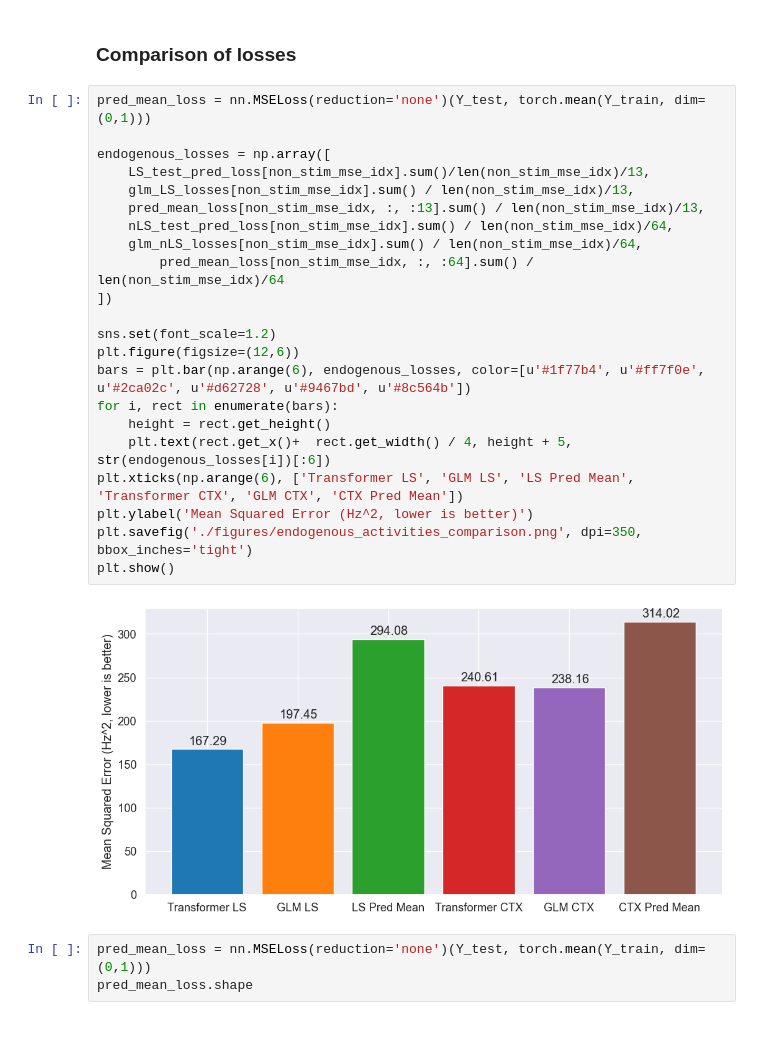
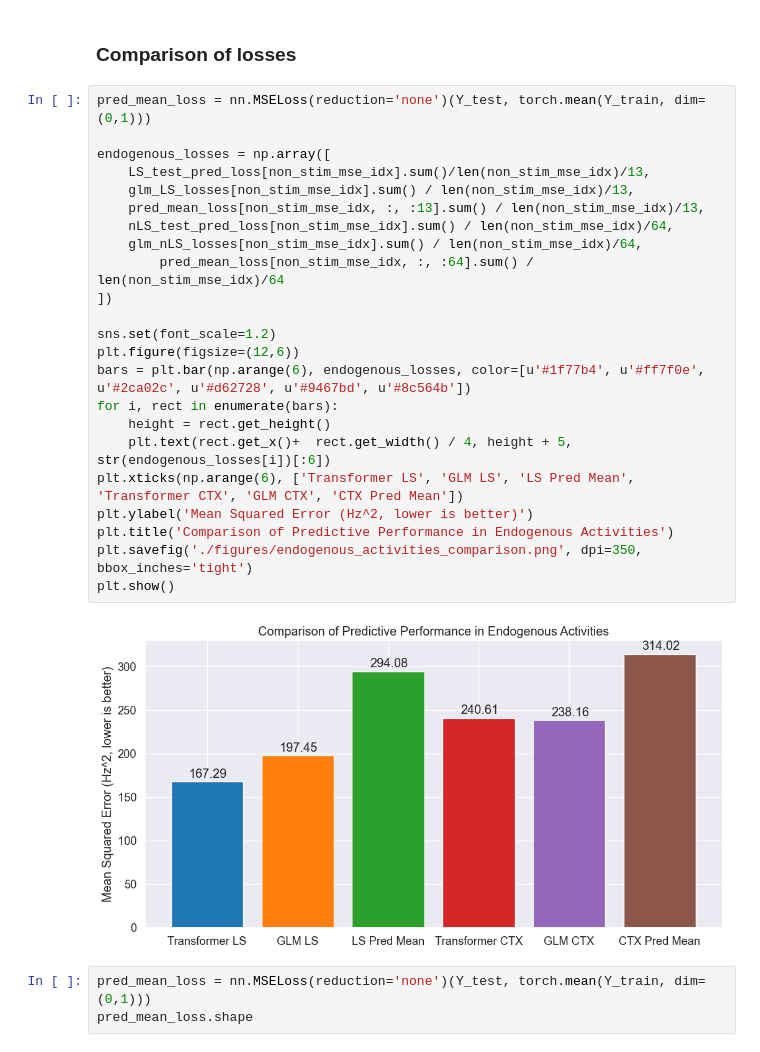
Before and after one commit to cngzlsh/approx_brain, a Jupyter notebook: poster.ipynb, the cells around one changed output. Saved outputs shown, nothing was run; the diff lists cells and outputs as text.

Commit message:
made new plots

```diff
--- a/poster.ipynb
+++ b/poster.ipynb
@@ -660,27 +660,28 @@ array([[0., 0., 0., ..., 0., 0., 0.],
 # %%
 pred_mean_loss = nn.MSELoss(reduction='none')(Y_test, torch.mean(Y_train, dim=(0,1)))
 
 endogenous_losses = np.array([
     LS_test_pred_loss[non_stim_mse_idx].sum()/len(non_stim_mse_idx)/13,
     glm_LS_losses[non_stim_mse_idx].sum() / len(non_stim_mse_idx)/13,
     pred_mean_loss[non_stim_mse_idx, :, :13].sum() / len(non_stim_mse_idx)/13,
     nLS_test_pred_loss[non_stim_mse_idx].sum() / len(non_stim_mse_idx)/64,
     glm_nLS_losses[non_stim_mse_idx].sum() / len(non_stim_mse_idx)/64,
         pred_mean_loss[non_stim_mse_idx, :, :64].sum() / len(non_stim_mse_idx)/64
 ])
 
 sns.set(font_scale=1.2)
 plt.figure(figsize=(12,6))
 bars = plt.bar(np.arange(6), endogenous_losses, color=[u'#1f77b4', u'#ff7f0e', u'#2ca02c', u'#d62728', u'#9467bd', u'#8c564b'])
 for i, rect in enumerate(bars):
     height = rect.get_height()
     plt.text(rect.get_x()+  rect.get_width() / 4, height + 5, str(endogenous_losses[i])[:6])
 plt.xticks(np.arange(6), ['Transformer LS', 'GLM LS', 'LS Pred Mean', 'Transformer CTX', 'GLM CTX', 'CTX Pred Mean'])
 plt.ylabel('Mean Squared Error (Hz^2, lower is better)')
+plt.title('Comparison of Predictive Performance in Endogenous Activities')
 plt.savefig('./figures/endogenous_activities_comparison.png', dpi=350, bbox_inches='tight')
 plt.show()
 # %% [output]
-[figure, old version]
+[figure, new version]
 # %%
 pred_mean_loss = nn.MSELoss(reduction='none')(Y_test, torch.mean(Y_train, dim=(0,1)))
 pred_mean_loss.shape
```
Also changed, not shown: 1 other file.
